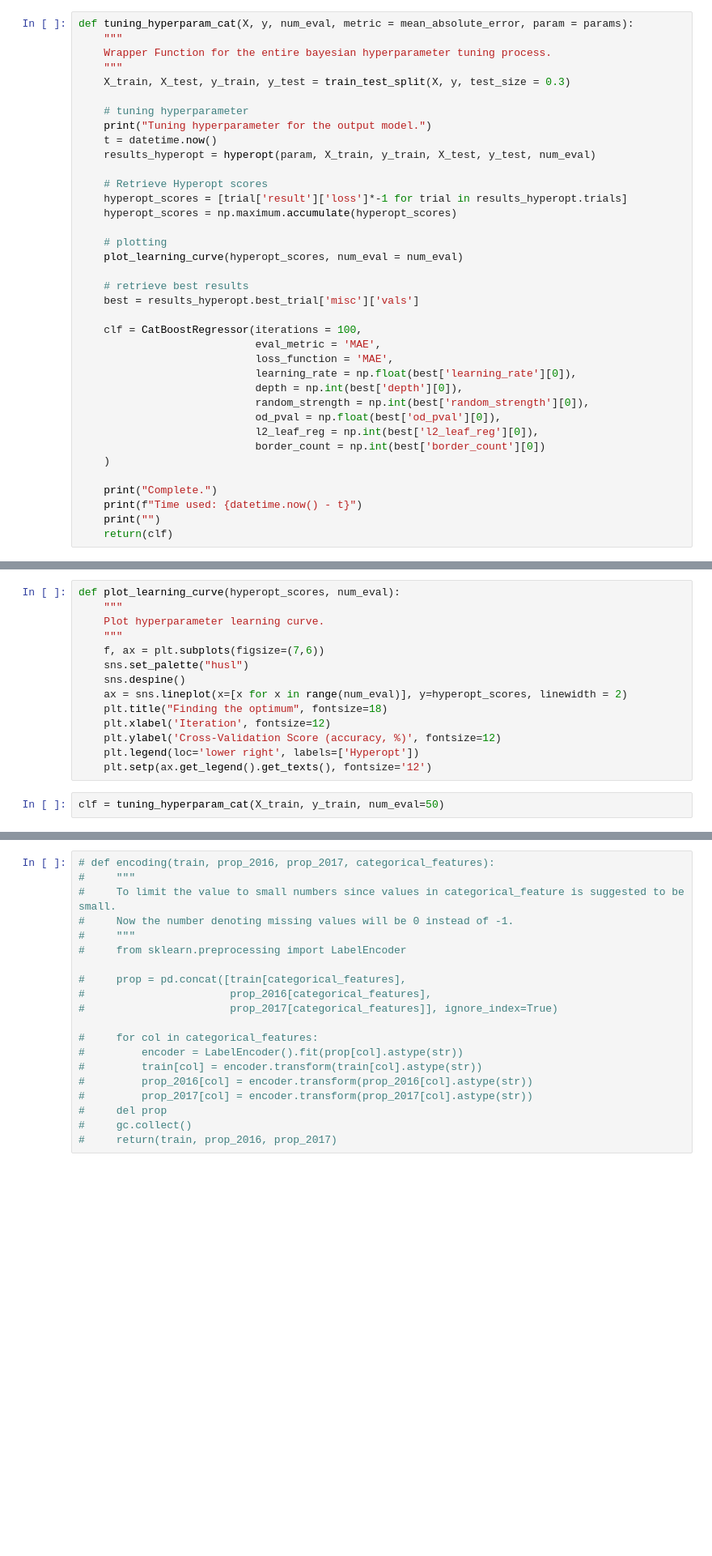
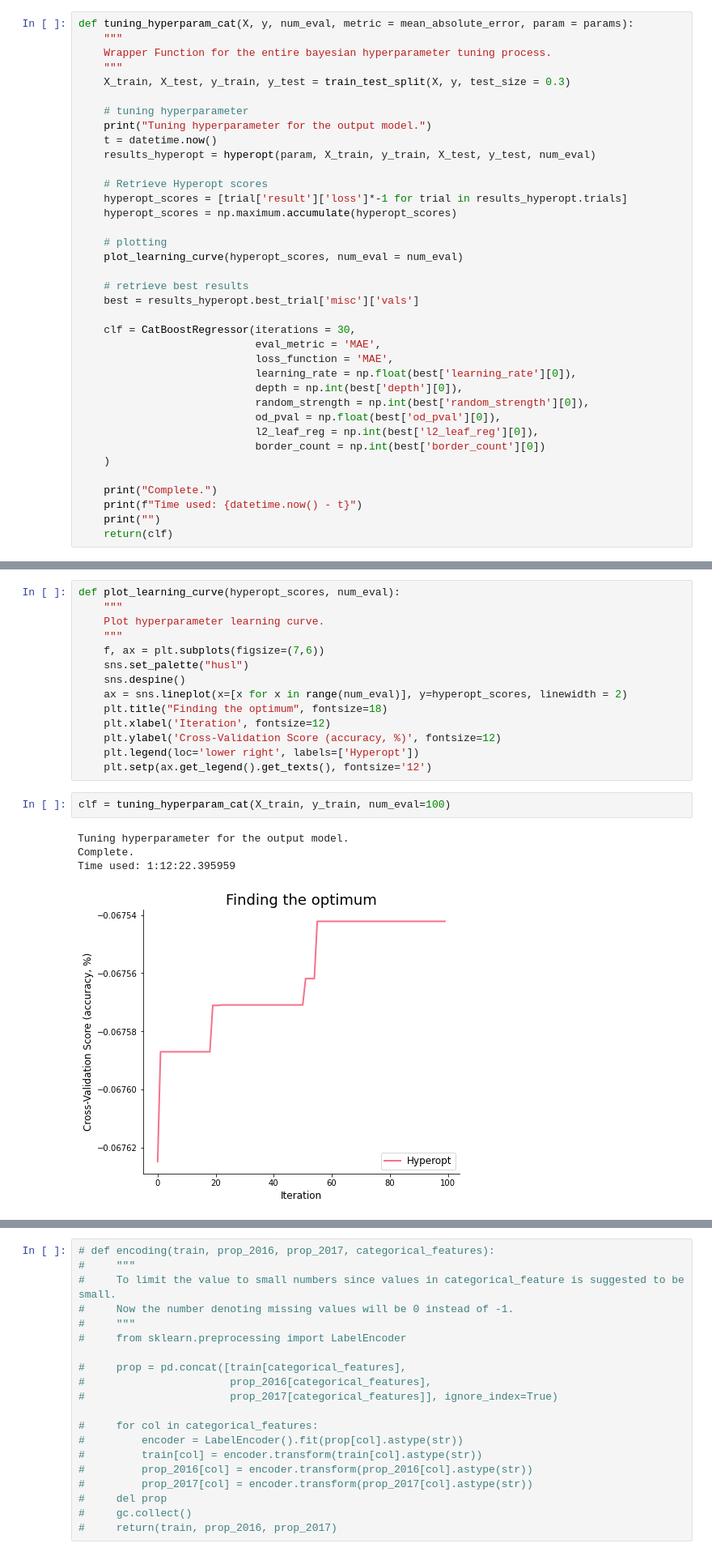
Before and after one commit to patrick-ytchou/Kaggle-Zillow-Home-Value, a Jupyter notebook: Zillow Modeling-catboost.ipynb, the cells around one changed output, grey strips where cells are left out. Shown: that part at 81% size. Cells and saved outputs as stored; diff of their text form; blank space fills up the shorter version.

```diff
--- a/Zillow Modeling-catboost_v2.ipynb
+++ b/Zillow Modeling-catboost.ipynb
@@ -179,7 +193,7 @@ def tuning_hyperparam_cat(X, y, num_eval, metric = mean_absolute_error, param =
     # retrieve best results
     best = results_hyperopt.best_trial['misc']['vals']
 
-    clf = CatBoostRegressor(iterations = 100,
+    clf = CatBoostRegressor(iterations = 30,
                             eval_metric = 'MAE',
                             loss_function = 'MAE',
                             learning_rate = np.float(best['learning_rate'][0]),
@@ -228,7 +242,12 @@ def plot_learning_curve(hyperopt_scores, num_eval):
     plt.legend(loc='lower right', labels=['Hyperopt'])
     plt.setp(ax.get_legend().get_texts(), fontsize='12')
 # %%
-clf = tuning_hyperparam_cat(X_train, y_train, num_eval=50)
+clf = tuning_hyperparam_cat(X_train, y_train, num_eval=100)
+# %% [output]
+Tuning hyperparameter for the output model.
+Complete.
+Time used: 1:12:22.395959
+[figure, added]
 # %%
 params = clf.get_params()
 params
```
Also changed, not shown: parts of 7 cells of this notebook, 7 other files.
